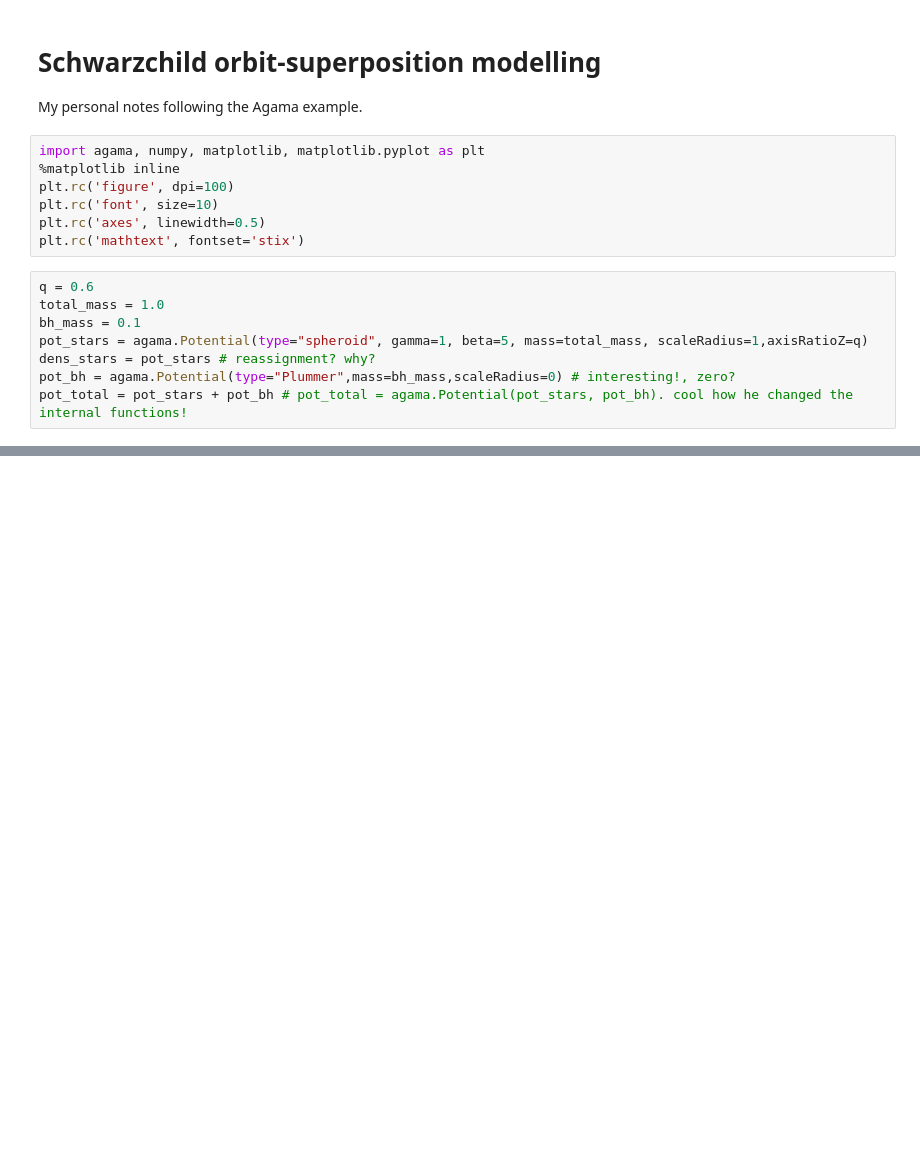
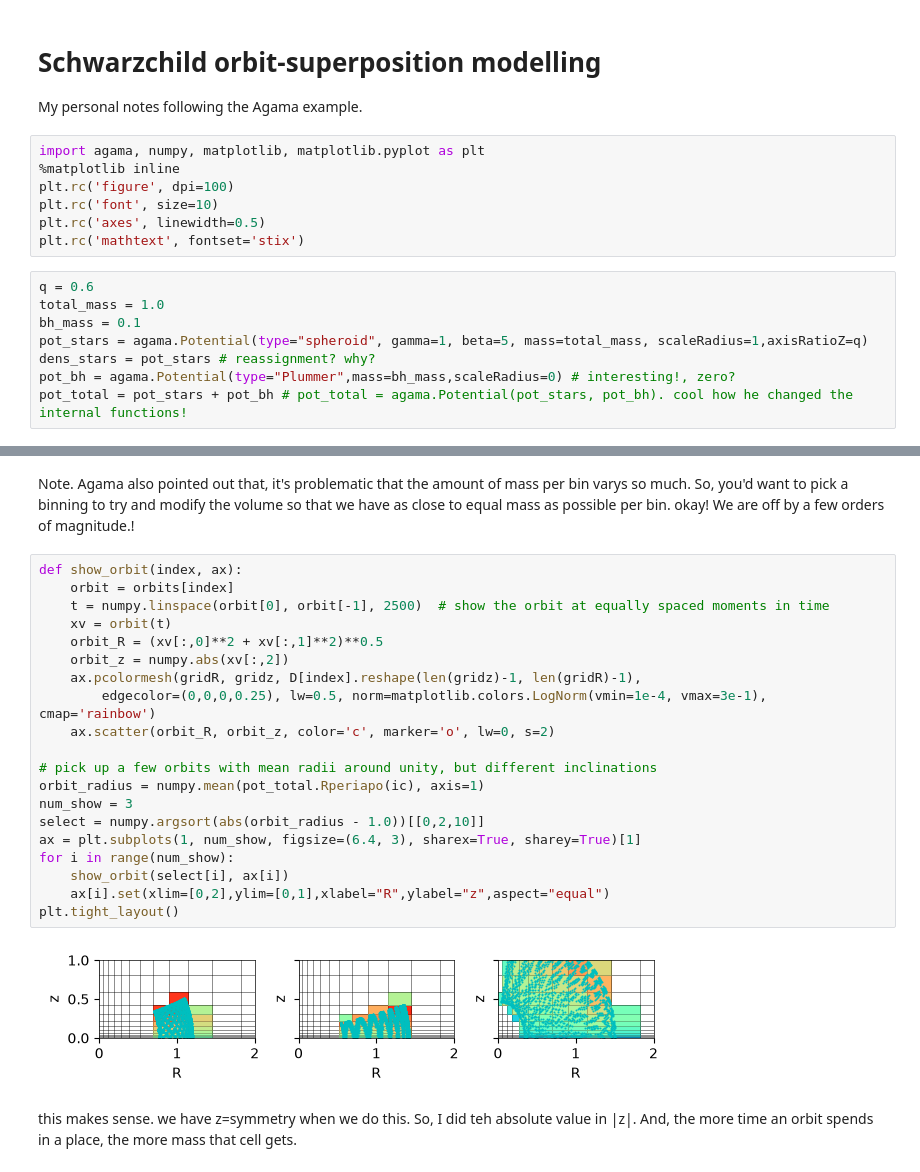
Before and after one commit to salvatore-ferrone/bar-dynamics, a Jupyter notebook: pedagogy/tutorial_schwarzchild.ipynb, the cells around one changed output, grey strips where cells are left out. Cells and saved outputs as stored; diff of their text form; blank space fills up the shorter version.

```diff
--- a/pedagogy/tutorial_schwarzchild.ipynb
+++ b/pedagogy/tutorial_schwarzchild.ipynb
@@ -66,0 +136,26 @@ axis.set(xscale="log",yscale="log",xlabel="R")
+# %% [markdown]
+Note. Agama also pointed out that, it's problematic that the amount of mass per bin varys so much. So, you'd want to pick a binning to try and modify the volume so that we have as close to equal mass as possible per bin. okay! We are off by a few orders of magnitude.!
+# %%
+def show_orbit(index, ax):
+    orbit = orbits[index]
+    t = numpy.linspace(orbit[0], orbit[-1], 2500)  # show the orbit at equally spaced moments in time
+    xv = orbit(t)
+    orbit_R = (xv[:,0]**2 + xv[:,1]**2)**0.5
+    orbit_z = numpy.abs(xv[:,2])
+    ax.pcolormesh(gridR, gridz, D[index].reshape(len(gridz)-1, len(gridR)-1),
+        edgecolor=(0,0,0,0.25), lw=0.5, norm=matplotlib.colors.LogNorm(vmin=1e-4, vmax=3e-1), cmap='rainbow')
+    ax.scatter(orbit_R, orbit_z, color='c', marker='o', lw=0, s=2)
+
+# pick up a few orbits with mean radii around unity, but different inclinations
+orbit_radius = numpy.mean(pot_total.Rperiapo(ic), axis=1)
+num_show = 3
+select = numpy.argsort(abs(orbit_radius - 1.0))[[0,2,10]]
+ax = plt.subplots(1, num_show, figsize=(6.4, 3), sharex=True, sharey=True)[1]
+for i in range(num_show):
+    show_orbit(select[i], ax[i])
+    ax[i].set(xlim=[0,2],ylim=[0,1],xlabel="R",ylabel="z",aspect="equal")
+plt.tight_layout()
+# %% [output]
+[figure, added]
+# %% [markdown]
+this makes sense. we have z=symmetry when we do this. So, I did teh absolute value in |z|. And, the more time an orbit spends in a place, the more mass that cell gets.
```
Also changed, not shown: parts of 40 cells of this notebook.
